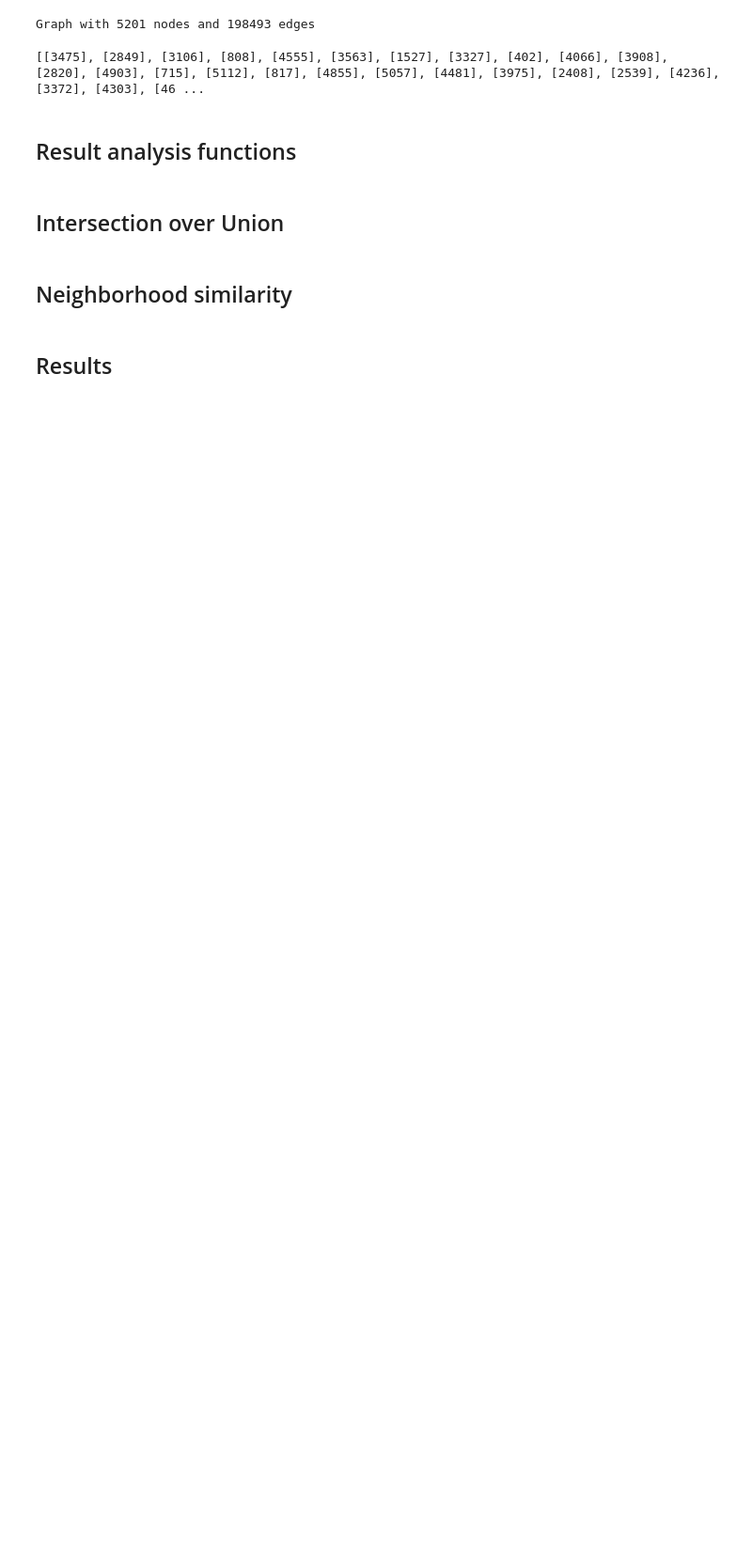
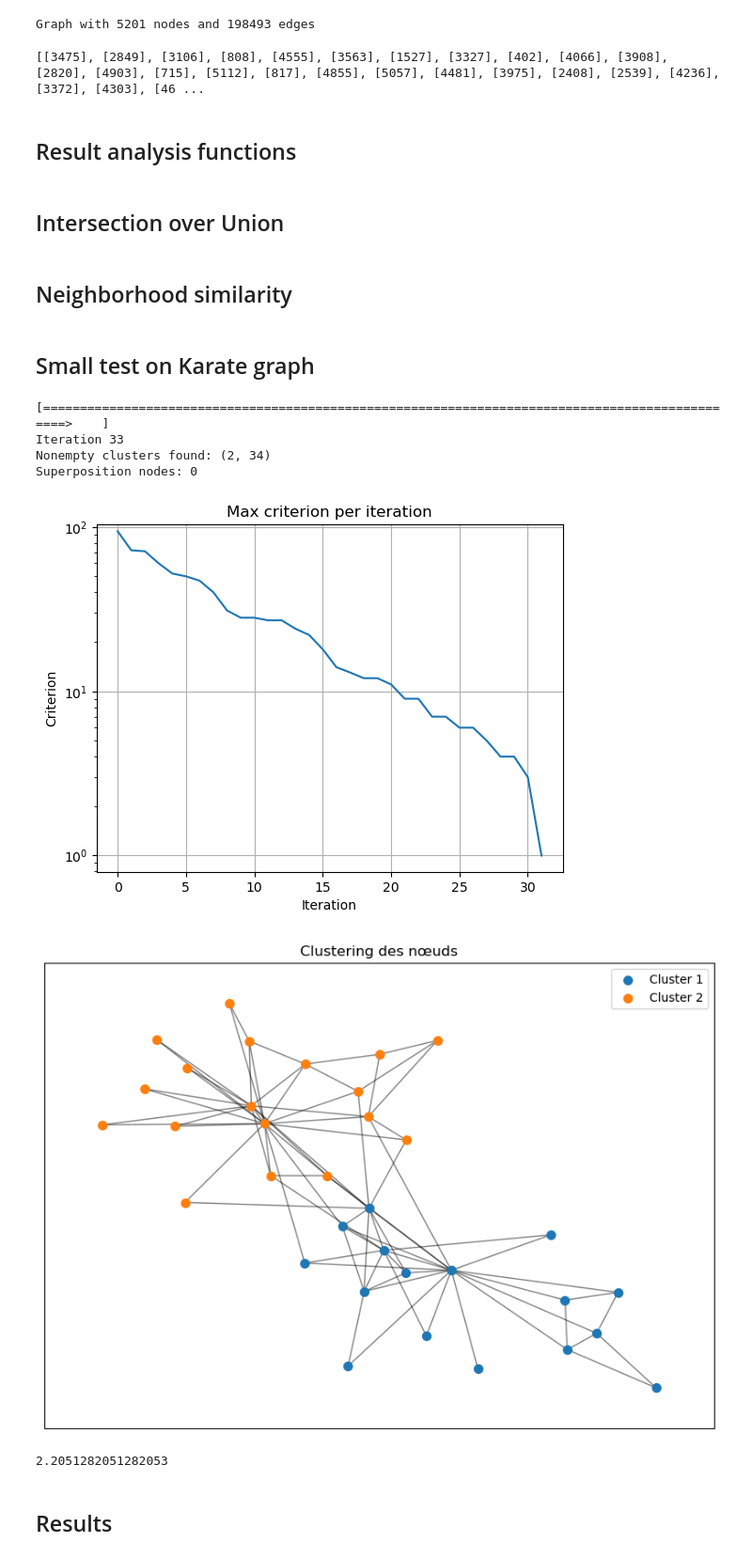
Before and after one commit to MelvinGode/Wikipedia-Clusteing, a Jupyter notebook: bottom_up.ipynb, the cells around one changed output. Shown: that part at 94% size. Cells and saved outputs as stored; diff of their text form; code cells hidden in the pictures; blank space fills up the shorter version.

Commit message:
Improvement on neighborhood similarity method
Accidental change of criterion seems to improve results on tiny karate example

```diff
--- a/bottom_up.ipynb
+++ b/bottom_up.ipynb
@@ -279,3 +268,5 @@ def bottom_up_clustering_v2(G, limit=50): # Neighborhood similarity criterion
         plt.show()
 
     return final_cluster_to_nodes, max_crits
+# %% [markdown]
+## Small test on Karate graph
@@ -282,3 +276,33 @@ def bottom_up_clustering_v2(G, limit=50): # Neighborhood similarity criterion
+# %%
+karate_clusters = bottom_up_clustering_v2(karate, limit = 2)[0]
+
+plt.figure(figsize=(10, 7))
+for i, cluster in enumerate(karate_clusters):
+    nx.draw_networkx_nodes(
+        karate, karatepos,
+        nodelist=[n for n, l in enumerate(cluster) if l == 1],
+        node_size=50,  # Ajuster la taille des nœuds
+        node_color=f"C{i}",  # Utiliser une couleur différente pour chaque cluster
+        label=f"Cluster {i+1}"
+    )
+nx.draw_networkx_edges(karate, karatepos, alpha=0.5)
+plt.legend()
+plt.title("Clustering des nœuds")
+plt.show()
+
+node_to_cluster = np.argmax(karate_clusters.T == np.arange(karate.number_of_nodes())[:, None], axis=1)
+
+same_cluster_matrix_karate = node_to_cluster[:, None] == node_to_cluster[None, :]
+
+print(global_modularity(same_cluster_matrix_karate, karate_clusters, karate))
+# %% [output]
+[================================================================================================>    ]
+Iteration 33
+Nonempty clusters found: (2, 34)
+Superposition nodes: 0
+[figure, added]
+[figure, added]
+2.2051282051282053
 # %% [markdown]
 ## Results
 # %%
```
Also changed, not shown: parts of 13 cells of this notebook.
